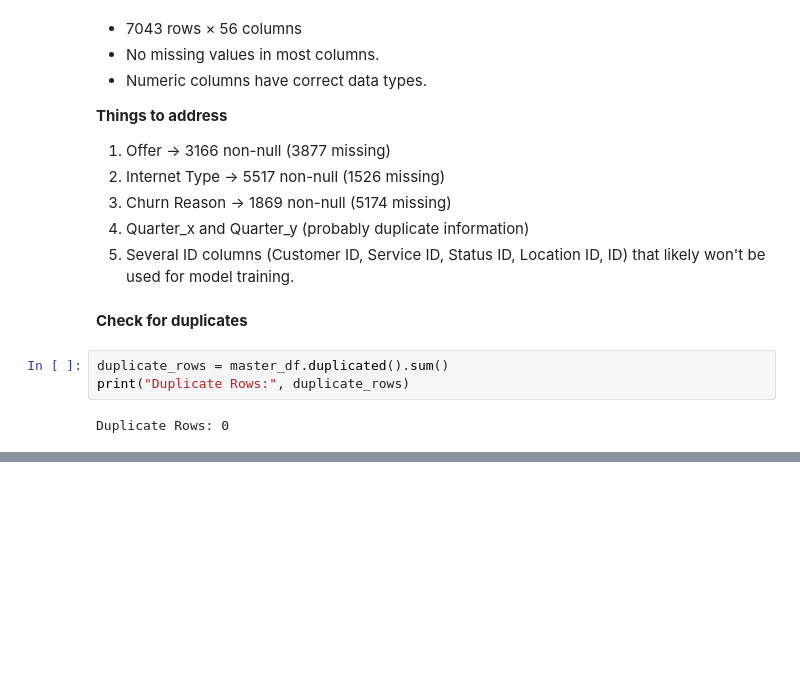
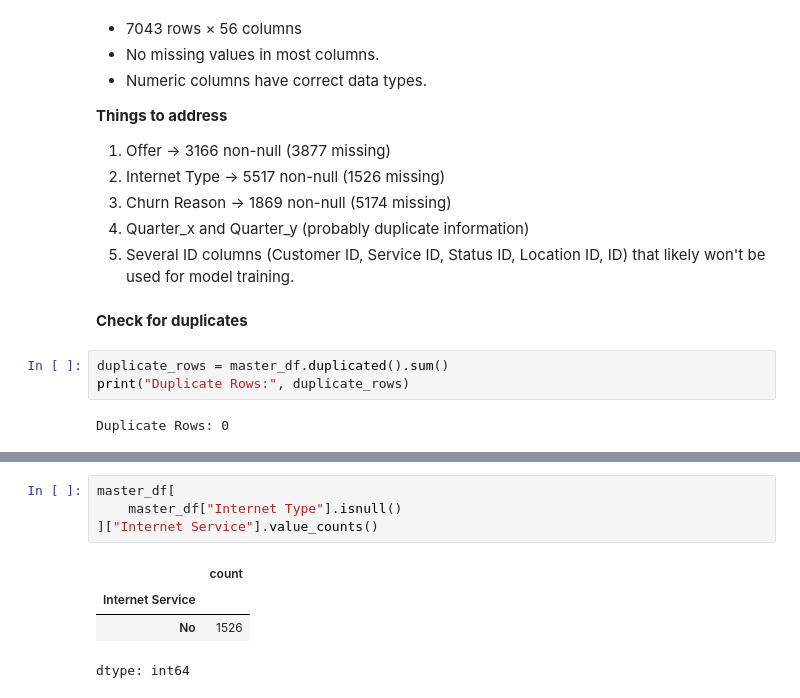
Before and after one commit to TechByAniket/Telecom-Customer-Churn-Prediction, a Jupyter notebook: ADS_Project_Telco_Churn.ipynb, the cells around one changed output, grey strips where cells are left out. Drawn from its saved outputs; the diff is of its cells as text; blank space fills up the shorter version.

```diff
--- a/ADS_Project_Telco_Churn.ipynb
+++ b/ADS_Project_Telco_Churn.ipynb
@@ -226,0 +242,9 @@ Duplicate Rows: 0
+# %%
+master_df[
+    master_df["Internet Type"].isnull()
+]["Internet Service"].value_counts()
+# %% [output]
+|  | count |
+| Internet Service |  |
+| No | 1526 |
+dtype: int64
```
Also changed, not shown: parts of 6 cells of this notebook.
